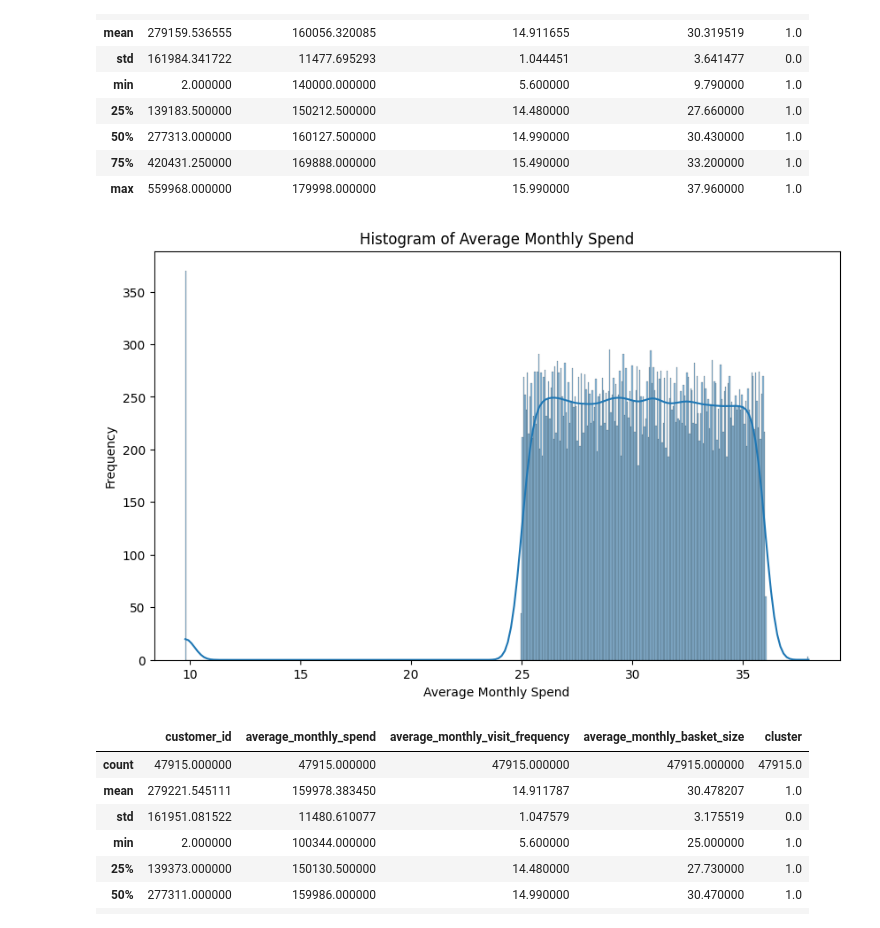
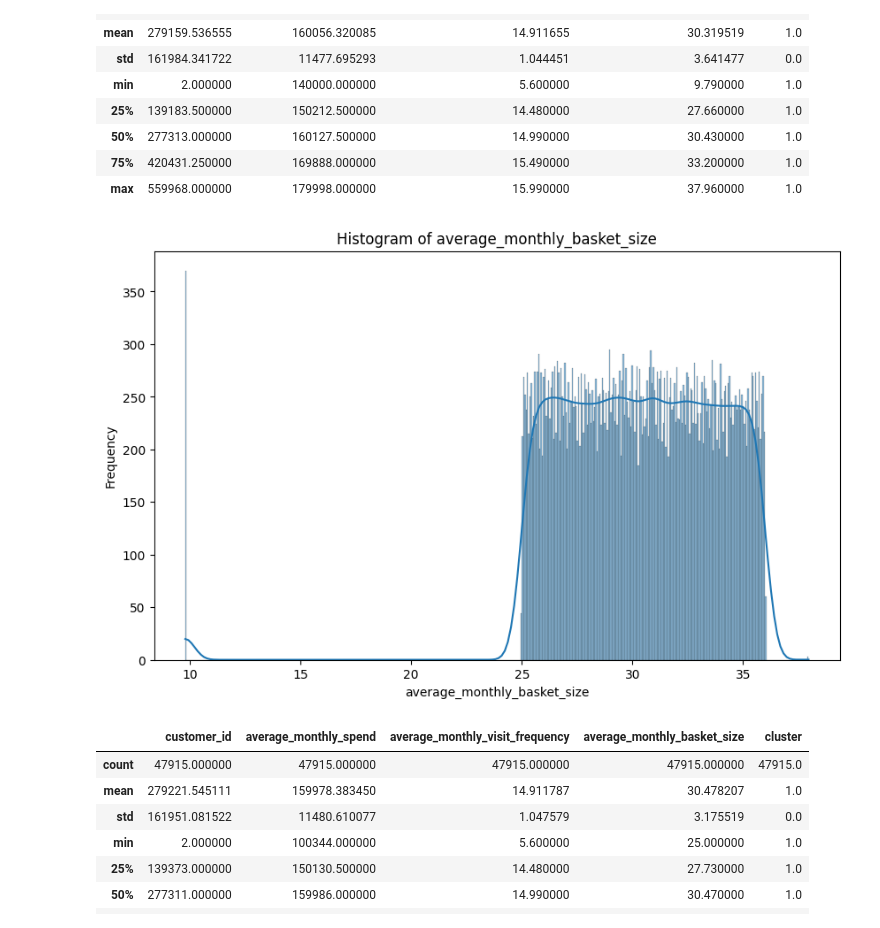
Before and after one commit to Akith-002/Data-Storm---semi-finals, a Jupyter notebook: Clustering analysis.ipynb, the cells around one changed output. Cells and saved outputs as stored; diff of their text form; code cells hidden in the pictures.

```diff
--- a/Clustering analysis.ipynb
+++ b/Clustering analysis.ipynb
@@ -310,13 +316,13 @@ data2[data2['average_monthly_visit_frequency']<17].describe()
 # %%
 # Plot the histogram
 plt.figure(figsize=(10, 6))
 sns.histplot(data2['average_monthly_basket_size'], bins=500, kde=True)
-plt.xlabel('Average Monthly Spend')
+plt.xlabel('average_monthly_basket_size')
 plt.ylabel('Frequency')
-plt.title('Histogram of Average Monthly Spend')
+plt.title('Histogram of average_monthly_basket_size')
 plt.show()
 # %% [output]
-[figure, old version]
+[figure, new version]
 # %%
 data2[data2['average_monthly_basket_size']>22].describe()
 # %% [output]
```
Also changed, not shown: parts of 10 cells of this notebook.
